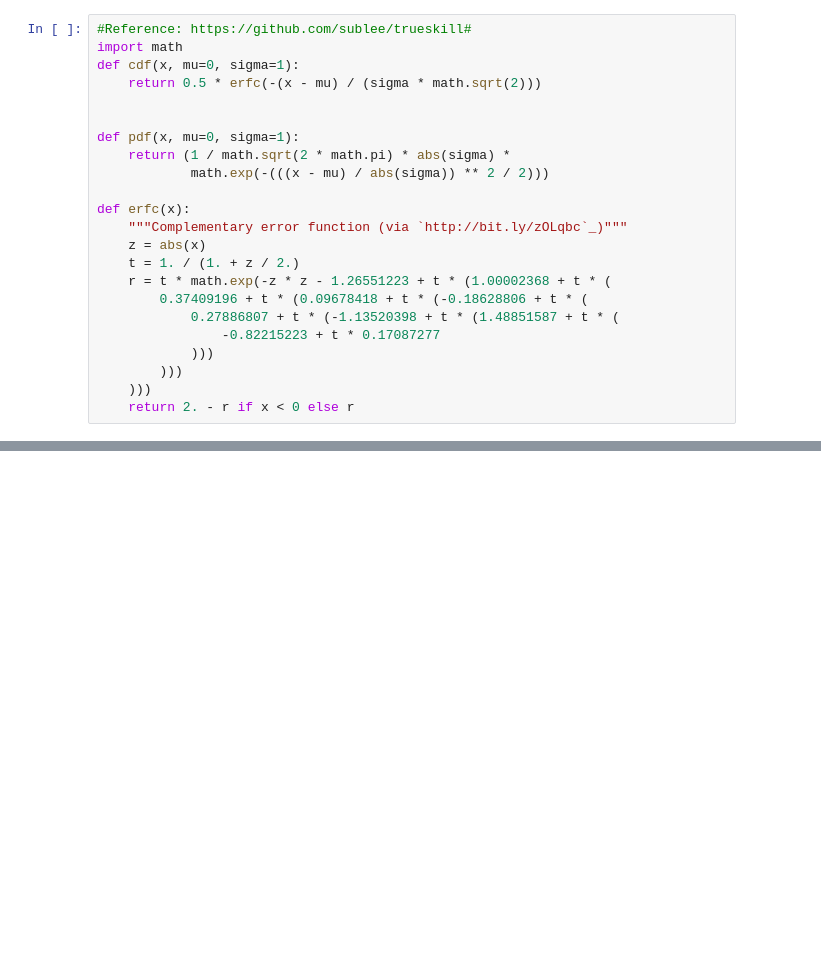
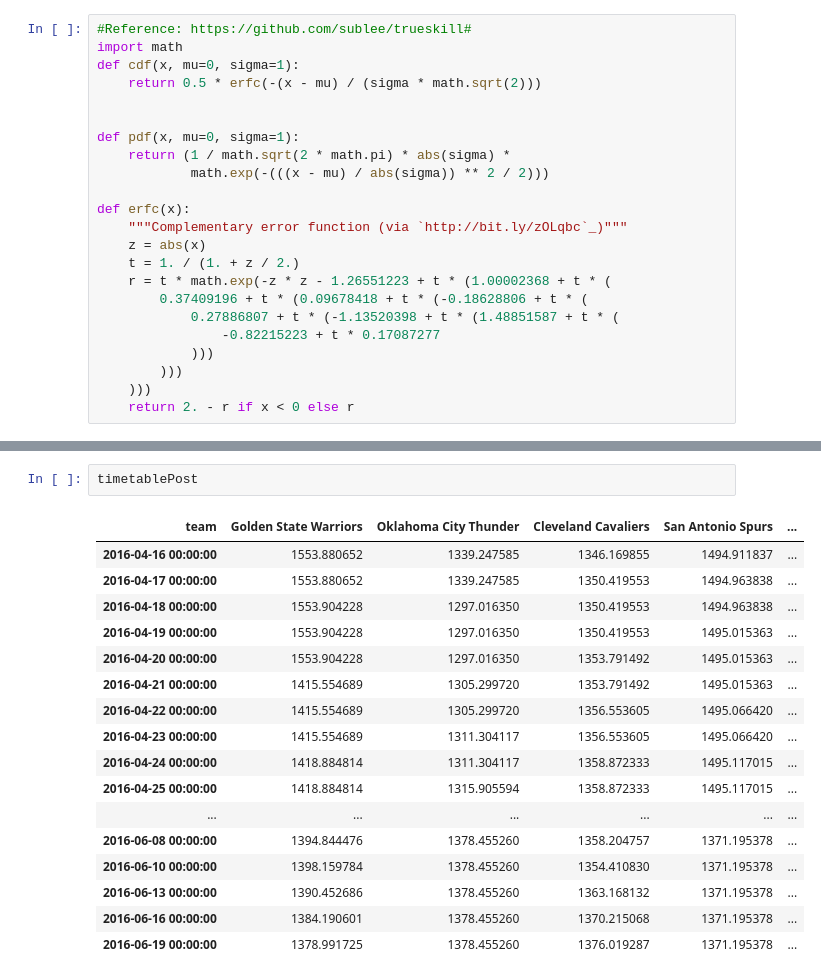
Before and after one commit to pydu-brys/NBA-Analytics, a Jupyter notebook: TrueSkill2.ipynb, the cells around one changed output, grey strips where cells are left out. Cells and saved outputs as stored; diff of their text form; blank space fills up the shorter version.

```diff
--- a/TrueSkill2.ipynb
+++ b/TrueSkill2.ipynb
@@ -141,0 +151,20 @@ rankingPost
+# %%
+timetablePost
+# %% [output]
+| team | Golden State Warriors | Oklahoma City Thunder | Cleveland Cavaliers | San Antonio Spurs | ... |
+| 2016-04-16 00:00:00 | 1553.880652 | 1339.247585 | 1346.169855 | 1494.911837 | ... |
+| 2016-04-17 00:00:00 | 1553.880652 | 1339.247585 | 1350.419553 | 1494.963838 | ... |
+| 2016-04-18 00:00:00 | 1553.904228 | 1297.016350 | 1350.419553 | 1494.963838 | ... |
+| 2016-04-19 00:00:00 | 1553.904228 | 1297.016350 | 1350.419553 | 1495.015363 | ... |
+| 2016-04-20 00:00:00 | 1553.904228 | 1297.016350 | 1353.791492 | 1495.015363 | ... |
+| 2016-04-21 00:00:00 | 1415.554689 | 1305.299720 | 1353.791492 | 1495.015363 | ... |
+| 2016-04-22 00:00:00 | 1415.554689 | 1305.299720 | 1356.553605 | 1495.066420 | ... |
+| 2016-04-23 00:00:00 | 1415.554689 | 1311.304117 | 1356.553605 | 1495.066420 | ... |
+| 2016-04-24 00:00:00 | 1418.884814 | 1311.304117 | 1358.872333 | 1495.117015 | ... |
+| 2016-04-25 00:00:00 | 1418.884814 | 1315.905594 | 1358.872333 | 1495.117015 | ... |
+| ... | ... | ... | ... | ... | ... |
+| 2016-06-08 00:00:00 | 1394.844476 | 1378.455260 | 1358.204757 | 1371.195378 | ... |
+| 2016-06-10 00:00:00 | 1398.159784 | 1378.455260 | 1354.410830 | 1371.195378 | ... |
+| 2016-06-13 00:00:00 | 1390.452686 | 1378.455260 | 1363.168132 | 1371.195378 | ... |
+| 2016-06-16 00:00:00 | 1384.190601 | 1378.455260 | 1370.215068 | 1371.195378 | ... |
+| 2016-06-19 00:00:00 | 1378.991725 | 1378.455260 | 1376.019287 | 1371.195378 | ... |
```
Also changed, not shown: parts of 9 cells of this notebook.
